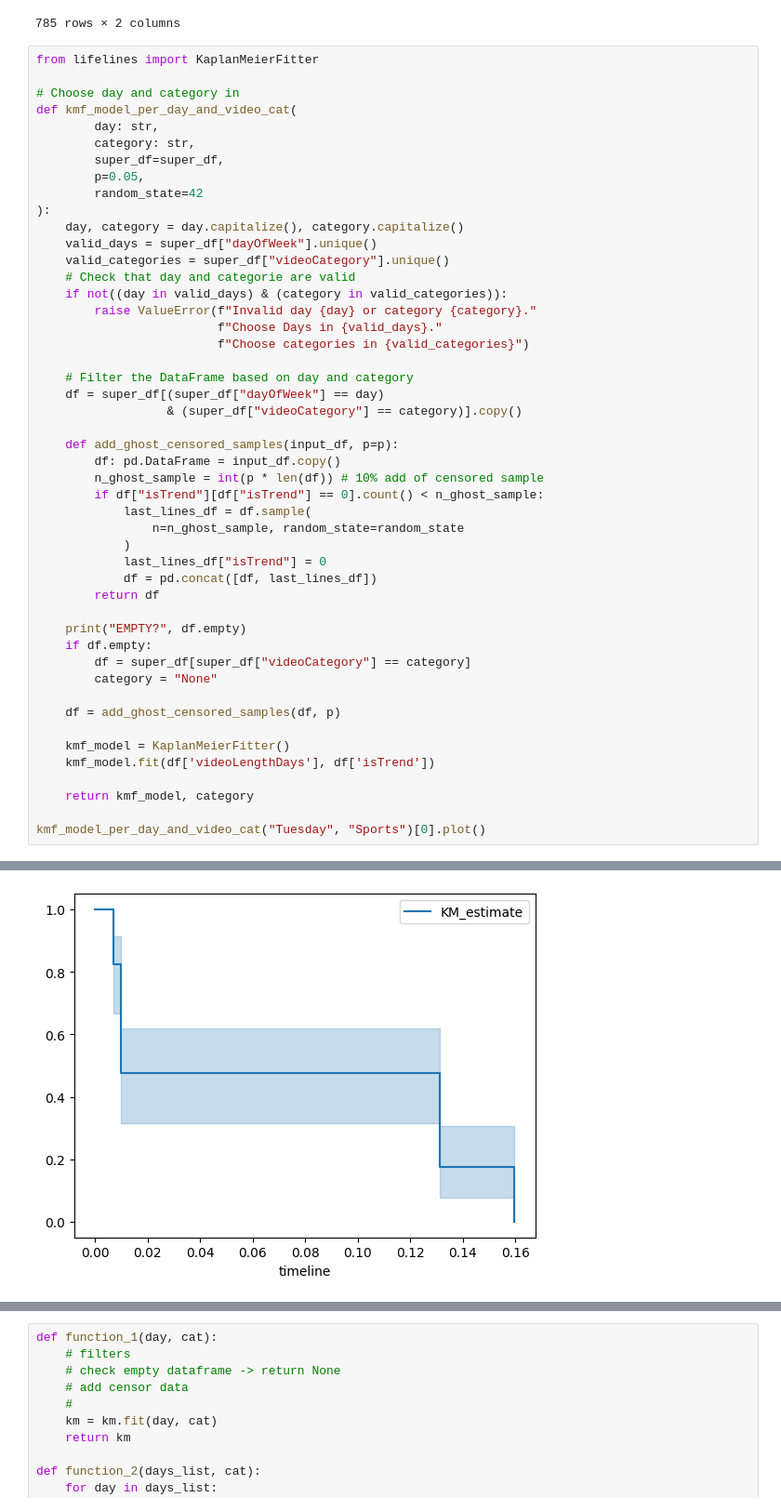
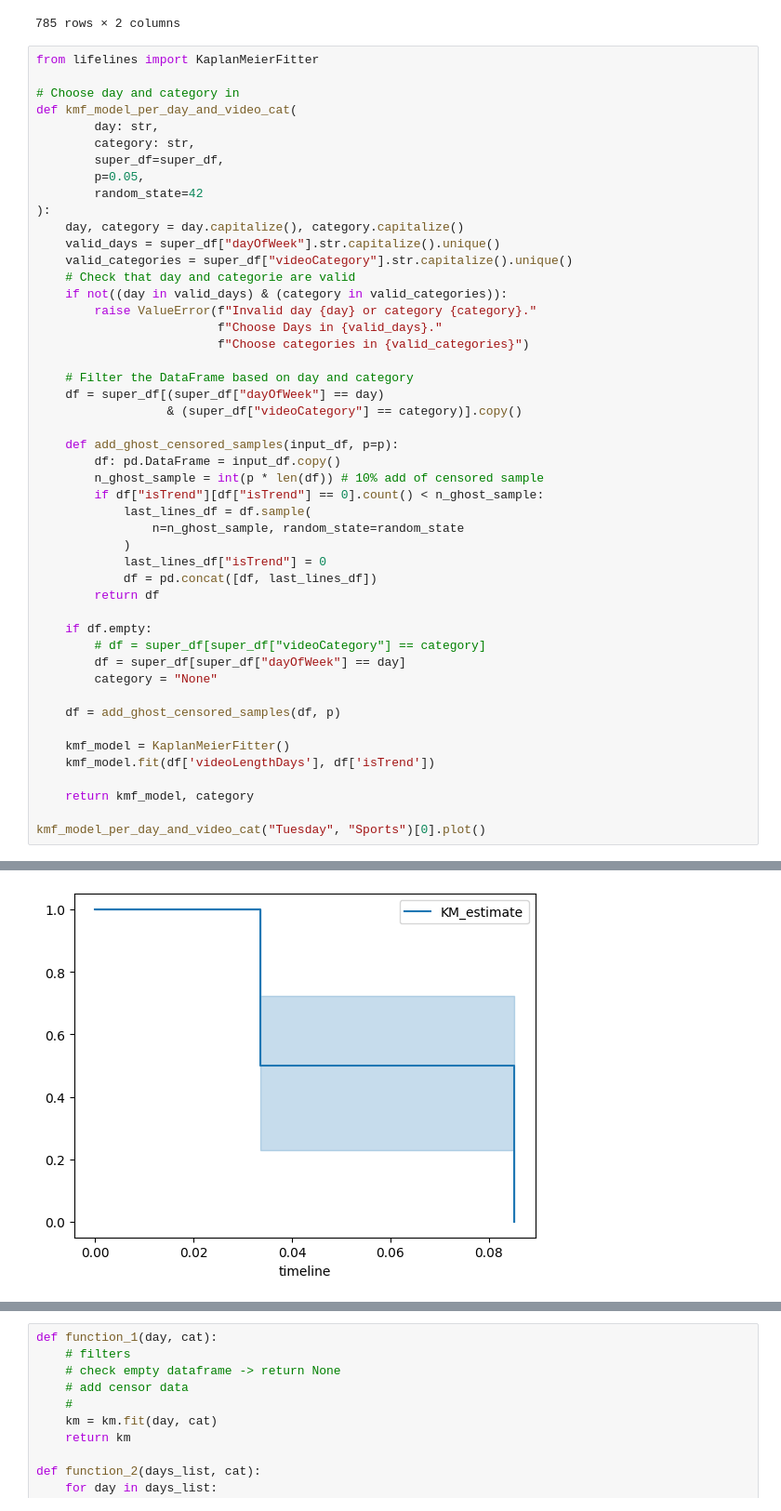
Before and after one commit to Yedson54/YouTrend, a Jupyter notebook: demos/duration_model_yed.ipynb, the cells around one changed output, grey strips where cells are left out. Shown at 93% size. Drawn from its saved outputs; the diff is of its cells as text.

```diff
--- a/demos/duration_model_yed.ipynb
+++ b/demos/duration_model_yed.ipynb
@@ -849,8 +857,8 @@ def kmf_model_per_day_and_video_cat(
         random_state=42
 ):
     day, category = day.capitalize(), category.capitalize()
-    valid_days = super_df["dayOfWeek"].unique()
-    valid_categories = super_df["videoCategory"].unique()
+    valid_days = super_df["dayOfWeek"].str.capitalize().unique()
+    valid_categories = super_df["videoCategory"].str.capitalize().unique()
     # Check that day and categorie are valid
     if not((day in valid_days) & (category in valid_categories)):
         raise ValueError(f"Invalid day {day} or category {category}."
@@ -872,9 +880,9 @@ def kmf_model_per_day_and_video_cat(
             df = pd.concat([df, last_lines_df])
         return df
 
-    print("EMPTY?", df.empty)
     if df.empty:
-        df = super_df[super_df["videoCategory"] == category]
+        # df = super_df[super_df["videoCategory"] == category]
+        df = super_df[super_df["dayOfWeek"] == day]
         category = "None"
 
     df = add_ghost_censored_samples(df, p)
@@ -891,3 +898,3 @@ EMPTY? True
-[figure, old version]
+[figure, new version]
 # %%
 def plot_survival_probabilities_by_group(day_list, category, super_df=super_df):
```
Also changed, not shown: parts of 4 cells of this notebook, 6 other files.
